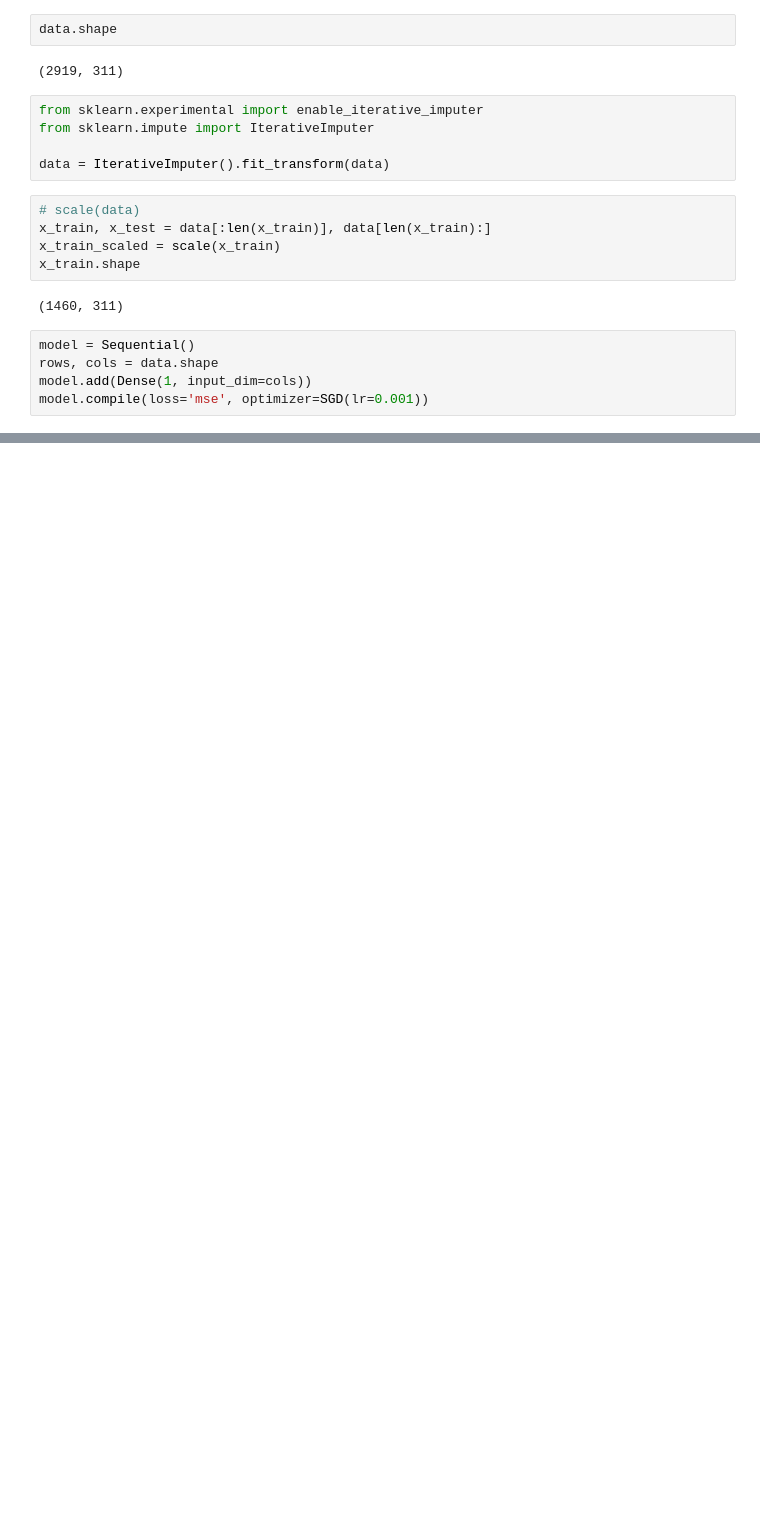
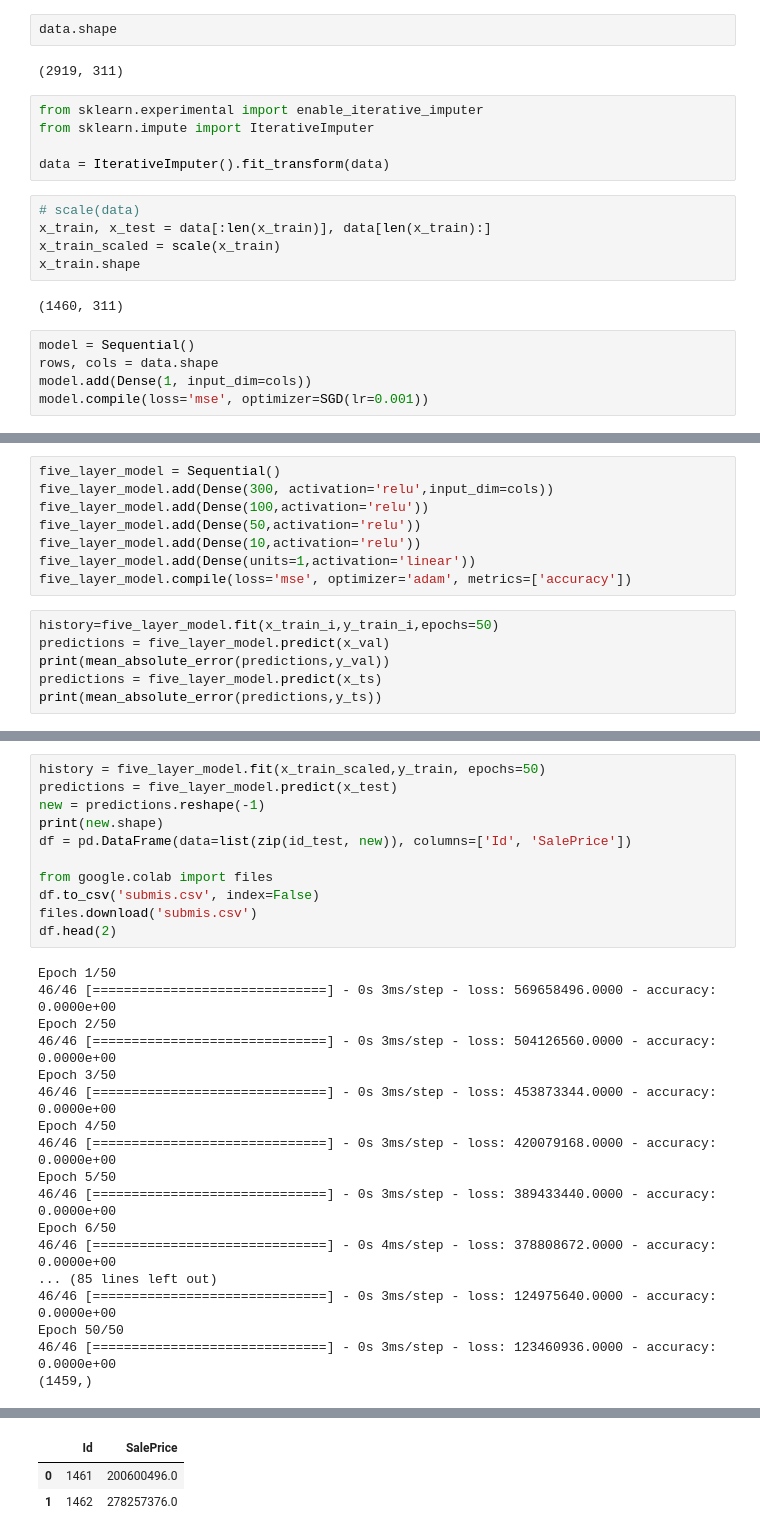
Before and after one commit to parhamgh2020/kaggle---house-price-, a Jupyter notebook: try_1.ipynb, the cells around one changed output, grey strips where cells are left out. Cells and saved outputs as stored; diff of their text form; blank space fills up the shorter version.

```diff
--- a/try_1.ipynb
+++ b/try_1.ipynb
@@ -220,0 +247,14 @@ Epoch 50/50
+# %%
+five_layer_model = Sequential()
+five_layer_model.add(Dense(300, activation='relu',input_dim=cols))
+five_layer_model.add(Dense(100,activation='relu'))
+five_layer_model.add(Dense(50,activation='relu'))
+five_layer_model.add(Dense(10,activation='relu'))
+five_layer_model.add(Dense(units=1,activation='linear'))
+five_layer_model.compile(loss='mse', optimizer='adam', metrics=['accuracy'])
+# %%
+history=five_layer_model.fit(x_train_i,y_train_i,epochs=50)
+predictions = five_layer_model.predict(x_val)
+print(mean_absolute_error(predictions,y_val))
+predictions = five_layer_model.predict(x_ts)
+print(mean_absolute_error(predictions,y_ts))
@@ -220,0 +279,29 @@ Epoch 50/50
+# %%
+history = five_layer_model.fit(x_train_scaled,y_train, epochs=50)
+predictions = five_layer_model.predict(x_test)
+new = predictions.reshape(-1)
+print(new.shape)
+df = pd.DataFrame(data=list(zip(id_test, new)), columns=['Id', 'SalePrice'])
+
+from google.colab import files
+df.to_csv('submis.csv', index=False)
+files.download('submis.csv')
+df.head(2)
+# %% [output]
+Epoch 1/50
+46/46 [==============================] - 0s 3ms/step - loss: 569658496.0000 - accuracy: 0.0000e+00
+Epoch 2/50
+46/46 [==============================] - 0s 3ms/step - loss: 504126560.0000 - accuracy: 0.0000e+00
+Epoch 3/50
+46/46 [==============================] - 0s 3ms/step - loss: 453873344.0000 - accuracy: 0.0000e+00
+Epoch 4/50
+46/46 [==============================] - 0s 3ms/step - loss: 420079168.0000 - accuracy: 0.0000e+00
+Epoch 5/50
+46/46 [==============================] - 0s 3ms/step - loss: 389433440.0000 - accuracy: 0.0000e+00
+Epoch 6/50
+46/46 [==============================] - 0s 4ms/step - loss: 378808672.0000 - accuracy: 0.0000e+00
+... (85 lines left out)
+46/46 [==============================] - 0s 3ms/step - loss: 124975640.0000 - accuracy: 0.0000e+00
+Epoch 50/50
+46/46 [==============================] - 0s 3ms/step - loss: 123460936.0000 - accuracy: 0.0000e+00
+(1459,)
@@ -220,0 +310,3 @@ Epoch 50/50
+|  | Id | SalePrice |
+| 0 | 1461 | 200600496.0 |
+| 1 | 1462 | 278257376.0 |
```
Also changed, not shown: parts of 7 cells of this notebook.
